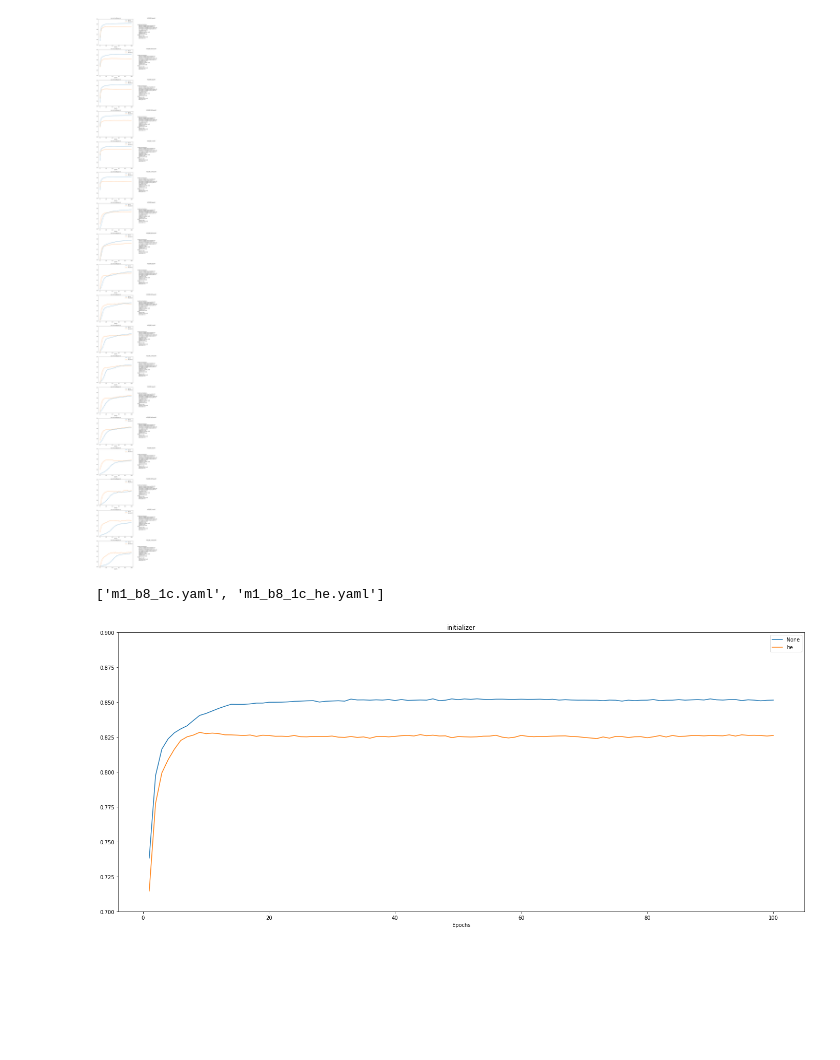
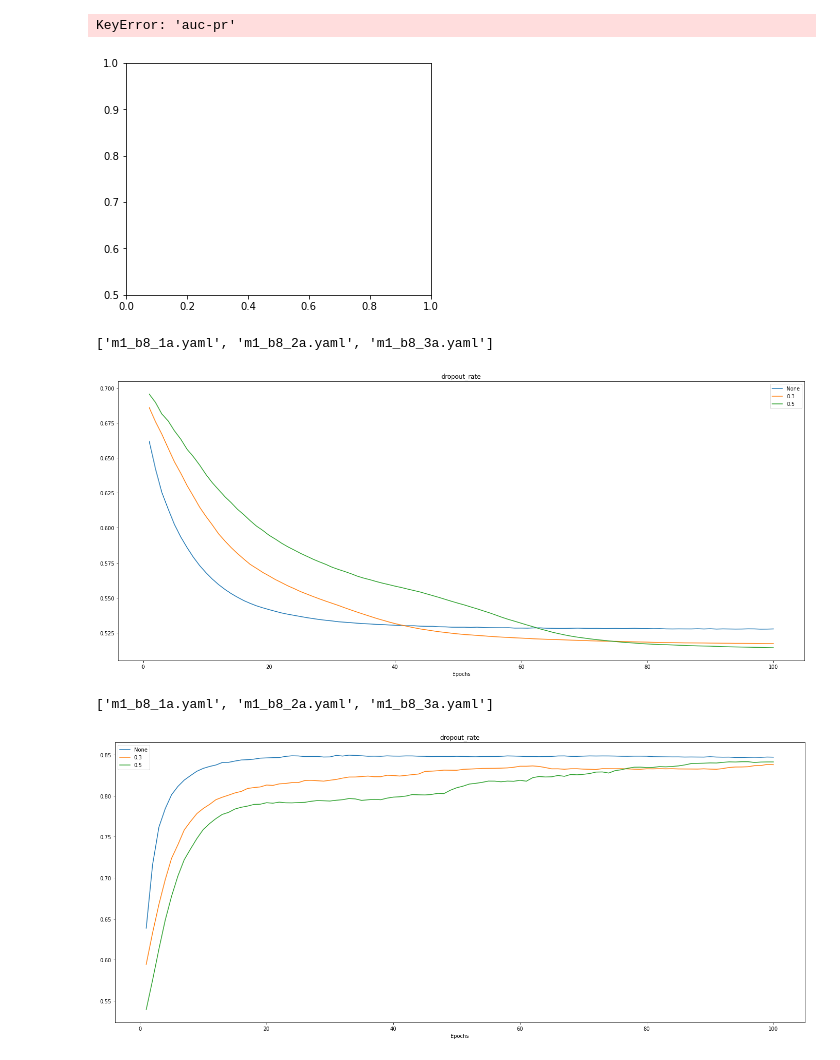
Before and after one commit to hcvu1050/hieuchivu-gt24-repo2, a Jupyter notebook: notebooks/plot_test.ipynb, the cells around one changed output. Drawn from its saved outputs; the diff is of its cells as text; code cells hidden in the pictures; blank space fills up the shorter version.

```diff
--- a/notebooks/plot_test.ipynb
+++ b/notebooks/plot_test.ipynb
@@ -8,17 +8,29 @@ import matplotlib.pyplot as plt
 # %%
 from visualization import plotting
 # %%
-plotting.grid_plot_history_with_config (model_name= 'model1', folder_name = 'model1_batch8',labels = ['auc-pr', 'val_auc-pr'], ylims= [.5,1])
+plotting.grid_plot_history_with_config (model_name= 'model1', folder_name = 'model1_single_train',labels = ['auc-pr', 'val_auc-pr'], ylims= [.5,1])
 # %% [output]
+KeyError: 'auc-pr'
-[figure, old version]
+[figure, new version]
+# %%
+plotting.multi_line_plot_history (model_name= 'model1',
+                                  folder_name = 'model1_batch8',
+                                  label = 'val_loss',
+                                  hyperparameter = ['model_architecture', 'dropout_rate'],
+                                #   ylims = [0.7,0.9],
+                                  file_name_filter = r'.*_\da\..*',
+                                  )
+# %% [output]
+['m1_b8_1a.yaml', 'm1_b8_2a.yaml', 'm1_b8_3a.yaml']
+[figure, added]
 # %%
 plotting.multi_line_plot_history (model_name= 'model1',
                                   folder_name = 'model1_batch8',
                                   label = 'val_auc-pr',
-                                  hyperparameter = ['model_architecture', 'initializer'],
-                                  ylims = [0.7,0.9],
-                                  file_name_filter = r'.*_1c.*',
+                                  hyperparameter = ['model_architecture', 'dropout_rate'],
+                                #   ylims = [0.7,0.9],
+                                  file_name_filter = r'.*_\da\..*',
                                   )
 # %% [output]
-['m1_b8_1c.yaml', 'm1_b8_1c_he.yaml']
+['m1_b8_1a.yaml', 'm1_b8_2a.yaml', 'm1_b8_3a.yaml']
-[figure, old version]
+[figure, new version]
```
Also changed, not shown: 47 other files.
